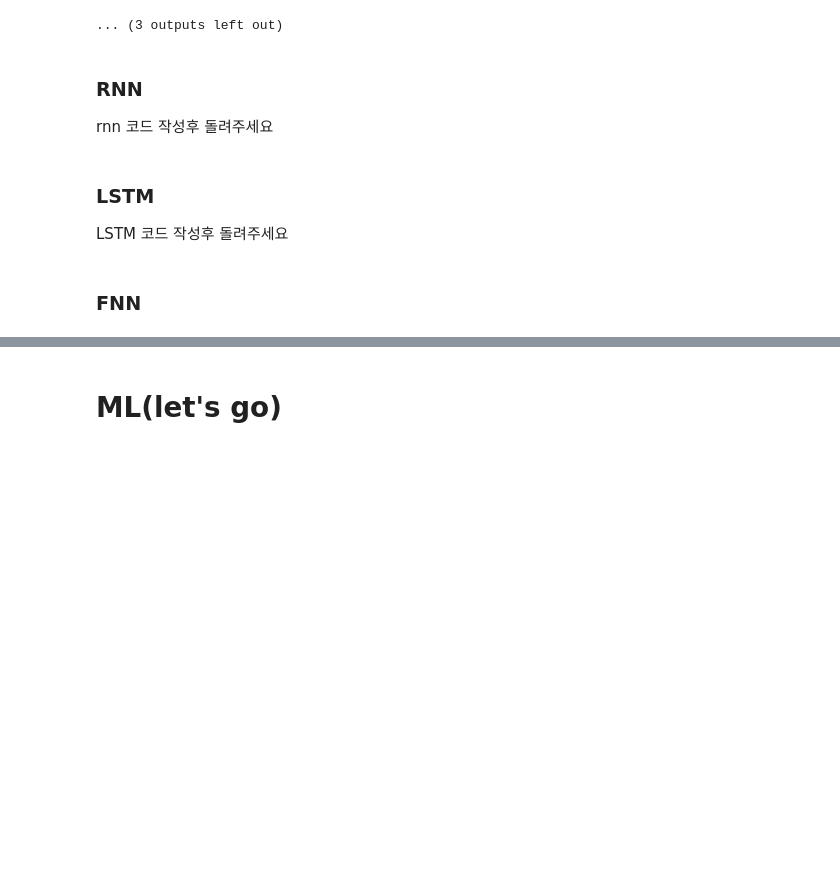
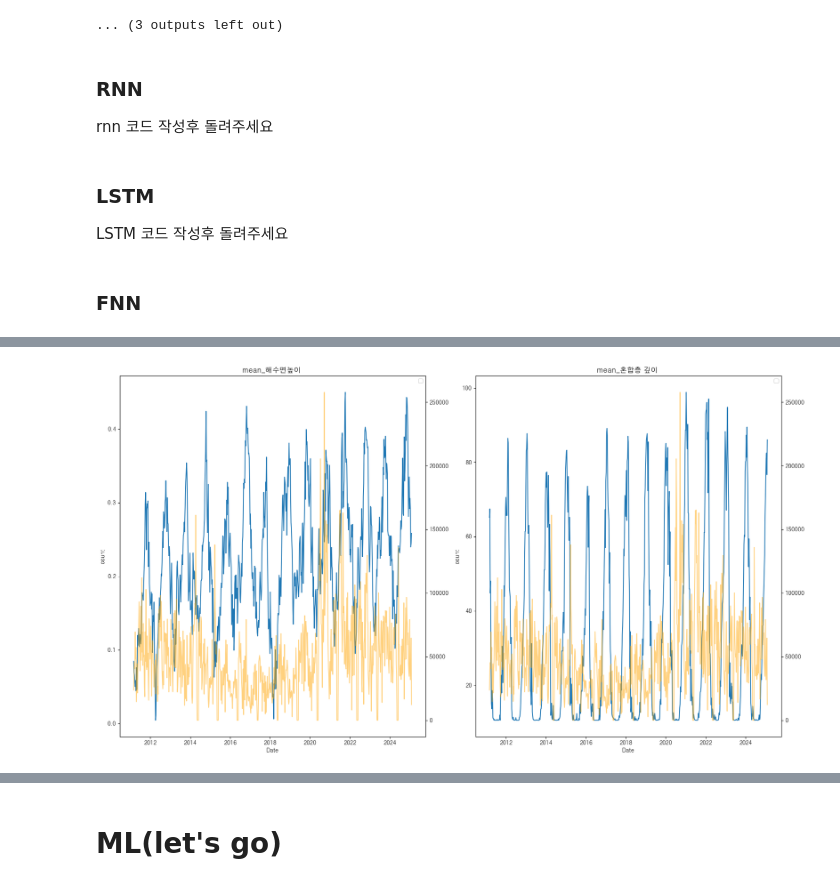
Before and after one commit to GUKHOJeong/Ocean_Project, a Jupyter notebook: model.ipynb, the cells around one changed output, grey strips where cells are left out. Saved outputs shown, nothing was run; the diff lists cells and outputs as text; code cells hidden in the pictures; blank space fills up the shorter version.

```diff
--- a/model.ipynb
+++ b/model.ipynb
@@ -682,2 +705,4 @@ def fnn_plot(data,step,target_name,plot_name,types = 'rate'):
+# %%
+test_1=ocean_data_4_num.columns[32:34]
 # %%
 target = rate.columns[1:-2].to_list()
@@ -749,0 +709,2 @@ Epoch 13: early stopping
+# %%
+targets=
@@ -749,0 +727,34 @@ Epoch 13: early stopping
+# %%
+num_target = len(test_1)
+target_names=test_1
+n_cols = 2
+n_rows = math.ceil(num_target / n_cols)
+
+fig, axes = plt.subplots(n_rows, n_cols, figsize=(18, 10), squeeze=False)
+axes_flat = axes.flatten()
+last_plotted_idx = -1
+
+
+for i, targets in enumerate(target_names):
+    # 현재 모델이름에 위치하는 ax축 선택
+
+    ax = axes_flat[i]
+
+    ax.plot(ocean_data_4_num[targets])
+    ax2 = ax.twinx()
+    ax2.plot(ocean_data_4_num['가자미류'],color='orange',alpha=0.5)
+
+
+    # 각 서브플롯 꾸미기
+    ax.set_title(f'{targets} ',fontsize=13,fontweight='bold')      # 플롯 제목 설정
+    ax.set_xlabel('Date')                    # x축 레이블
+    ax.set_ylabel('count')    # y축 레이블 (단위 확인 필요)                         # 그리드 표시
+    ax.legend()                               # 범례 표시 확실히 하기
+    last_plotted_idx = i
+for j in range(last_plotted_idx+1, len(axes_flat)):
+    axes_flat[j].set_visible(False)
+plt.tight_layout()
+# tight_layout() 호출 후 suptitle 공간 확보
+plt.show()
+# %% [output]
+[figure, added]
```
Also changed, not shown: parts of 5 cells of this notebook.
